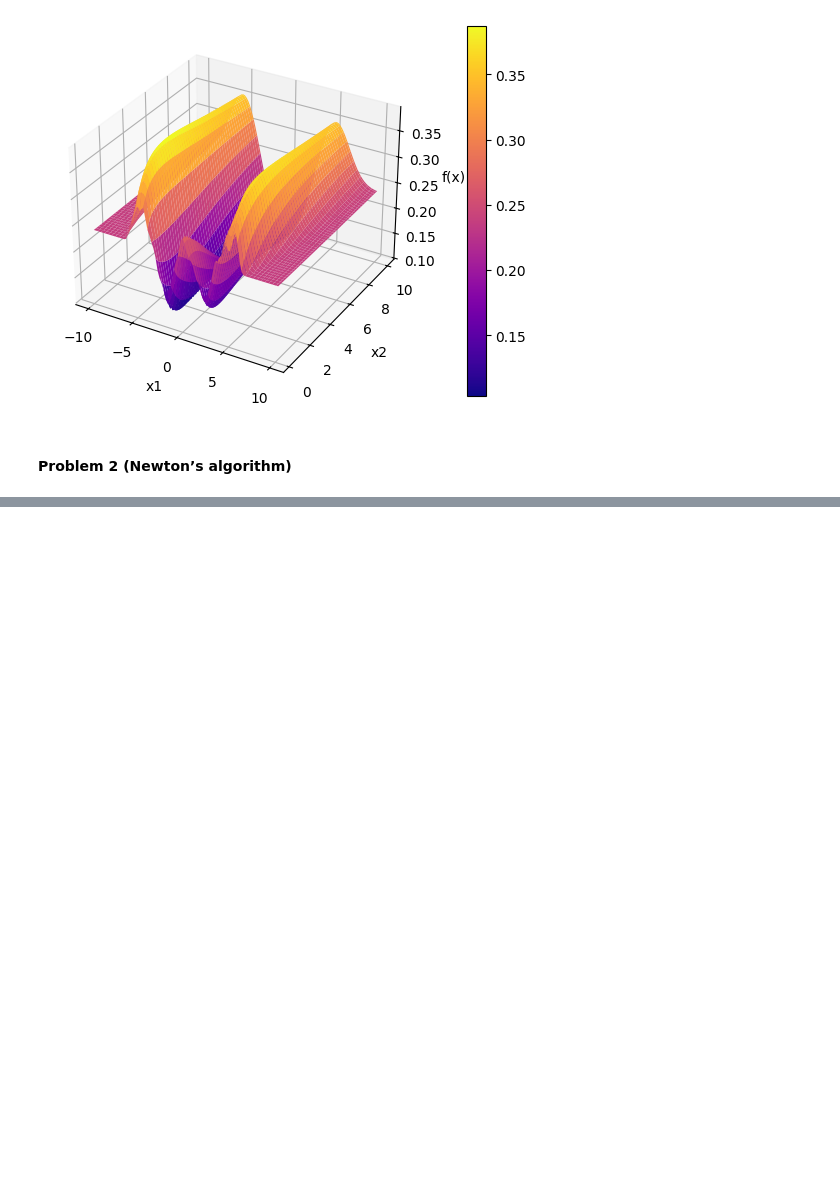
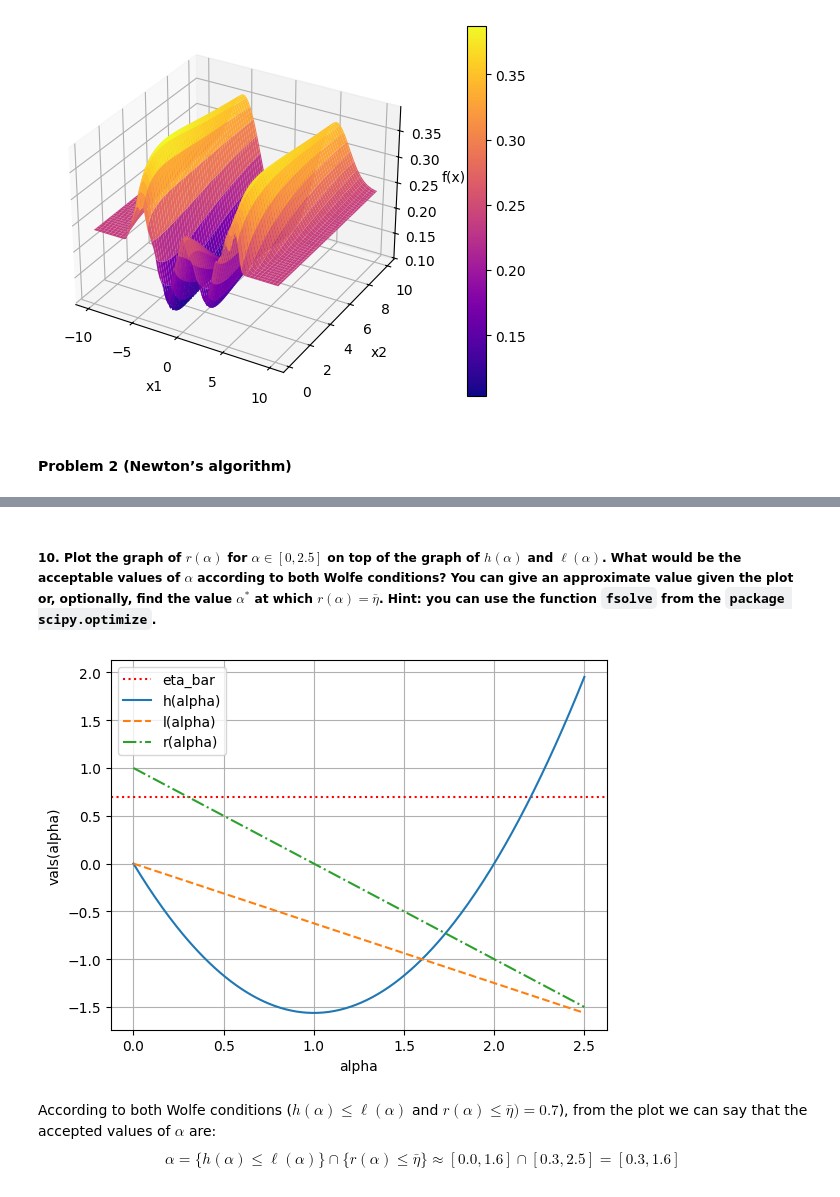
Before and after one commit to ghi-la/OptimizationMethods, a Jupyter notebook: Assignment3/Ass3_GhilardiniMatteo.ipynb, the cells around one changed output, grey strips where cells are left out. Drawn from its saved outputs; the diff is of its cells as text; code cells hidden in the pictures; blank space fills up the shorter version.

```diff
--- a/Assignment3/Ass3_GhilardiniMatteo.ipynb
+++ b/Assignment3/Ass3_GhilardiniMatteo.ipynb
@@ -402,0 +714,32 @@ plot_3d_surface(dataset2)
+# %%
+def second_wolfe(f, x, alpha, grad_f, d_N):
+    nominator = grad_f(x + alpha * d_N).dot(d_N)
+    denominator = grad_f(x).dot(d_N)
+
+    ratio = nominator / denominator
+    return ratio
+# %% [markdown]
+##### 10. Plot the graph of $r(\alpha)$ for $\alpha \in [0, 2.5]$ on top of the graph of $h(\alpha)$ and $\ell(\alpha)$. What would be the acceptable values of $\alpha$ according to both Wolfe conditions? You can give an approximate value given the plot or, optionally, find the value $\alpha^*$ at which $r(\alpha) = \bar{\eta}$. Hint: you can use the function `fsolve` from the `package scipy.optimize`.
+# %%
+r_vals = []
+for alpha in alphas:
+    r_vals.append(second_wolfe(f, x0, alpha, grad_f, dN))
+
+eta_bar = 0.7
+plt.axhline(y=eta_bar, color='r', linestyle=':', label='eta_bar')
+
+plt.plot(alphas, h_vals, label='h(alpha)')
+plt.plot(alphas, l_vals, '--', label='l(alpha)')
+plt.plot(alphas, r_vals, '-.', label='r(alpha)')
+plt.xlabel('alpha')
+plt.ylabel('vals(alpha)')
+plt.legend()
+plt.grid(True)
+plt.show()
+# %% [output]
+[figure, added]
+# %% [markdown]
+According to both Wolfe conditions ($h(\alpha)\le \ell(\alpha)$ and $r(\alpha)\le \bar{\eta})=0.7$), from the plot we can say that the accepted values of $\alpha$ are:
+$$
+\alpha =  \{h(\alpha)\le \ell(\alpha)\} \cap \{r(\alpha)\le \bar{\eta}\} \approx [0.0, 1.6] \cap [0.3, 2.5] = [0.3, 1.6]
+$$
```
Also changed, not shown: parts of 34 cells of this notebook, 1 other file.
